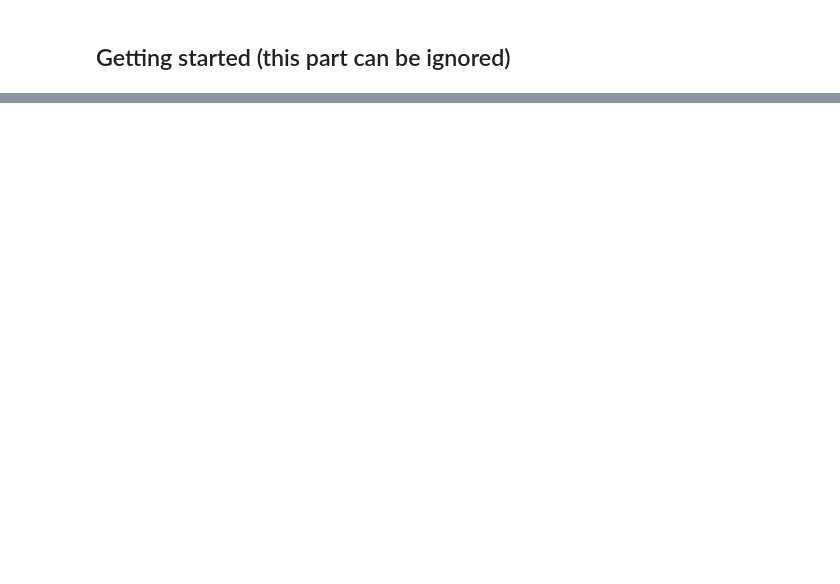
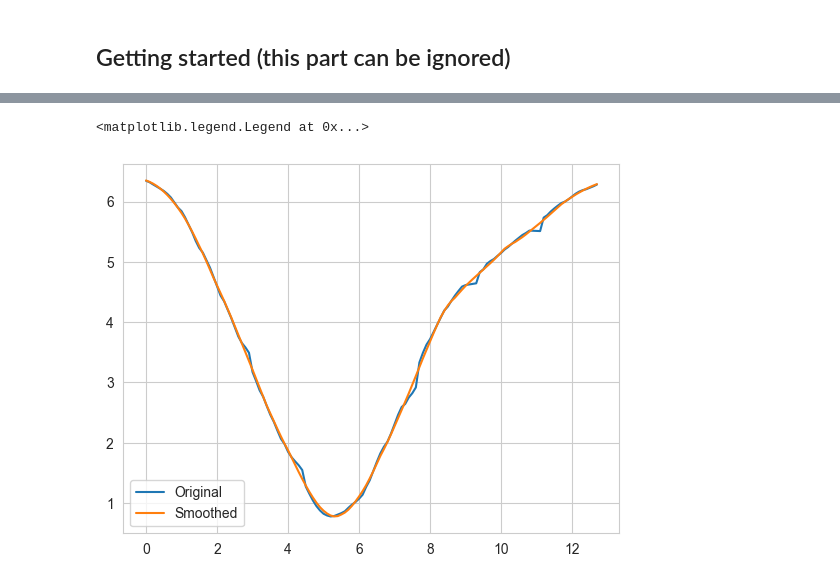
Before and after one commit to tud-hri/Spot-DataAnalysis, a Jupyter notebook: Spot_trajectory_analysis.ipynb, the cells around one changed output, grey strips where cells are left out. Cells and saved outputs as stored; diff of their text form; code cells hidden in the pictures; blank space fills up the shorter version.

```diff
--- a/Spot_trajectory_analysis.ipynb
+++ b/Spot_trajectory_analysis.ipynb
@@ -181,0 +150,9 @@ df_dis_sub = get_df_distance(pp_ids= ["%02d" % x for x in range(1, 22)], apparan
+# %%
+traj = distance_dynamics[(distance_dynamics.pp_id==1) & (distance_dynamics.trial==2)]
+# %%
+plt.plot(traj.time, traj.distance, label="Original")
+plt.plot(traj.time, traj.distance_s, label="Smoothed")
+plt.legend()
+# %% [output]
+<matplotlib.legend.Legend at 0x...>
+[figure, added]
```
Also changed, not shown: parts of 51 cells of this notebook.
